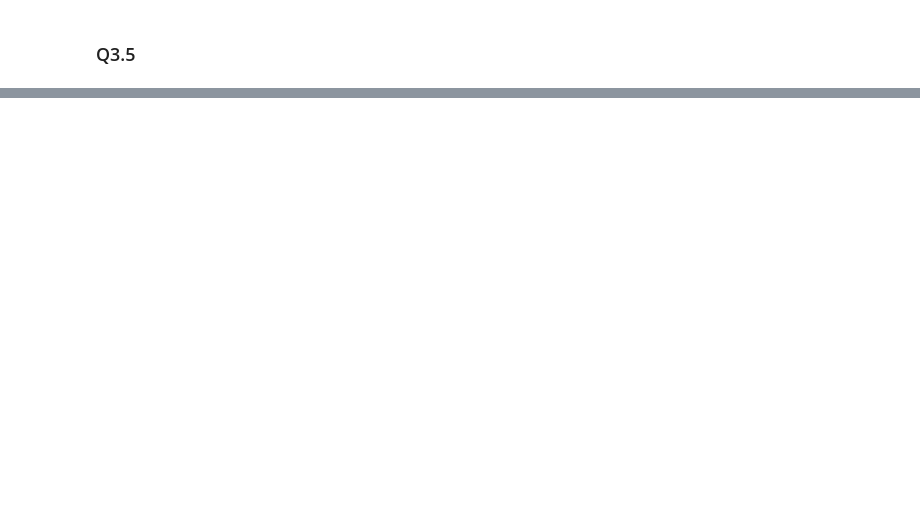
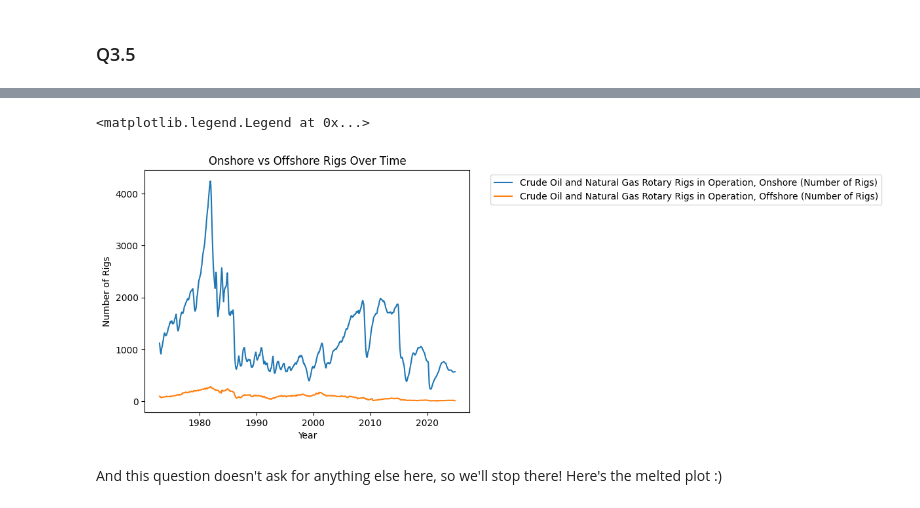
Before and after one commit to kevincha12/eda_assignment, a Jupyter notebook: assignment.ipynb, the cells around one changed output, grey strips where cells are left out. Cells and saved outputs as stored; diff of their text form; code cells hidden in the pictures; blank space fills up the shorter version.

```diff
--- a/assignment.ipynb
+++ b/assignment.ipynb
@@ -564,0 +594,9 @@ Length: 623, dtype: datetime64[ns]
+# %%
+melted_plot = sns.lineplot(data=melted_data, x='Month', y='value', hue='variable').set(title='Onshore vs Offshore Rigs Over Time', xlabel='Year', ylabel='Number of Rigs')
+# I also gotta move this legend because it's cutting off the graph and that looks really bad - stole this from earlier :)
+plt.legend(bbox_to_anchor=(1.05, 1))
+# %% [output]
+<matplotlib.legend.Legend at 0x...>
+[figure, added]
+# %% [markdown]
+And this question doesn't ask for anything else here, so we'll stop there! Here's the melted plot :)
```
Also changed, not shown: parts of 11 cells of this notebook.
